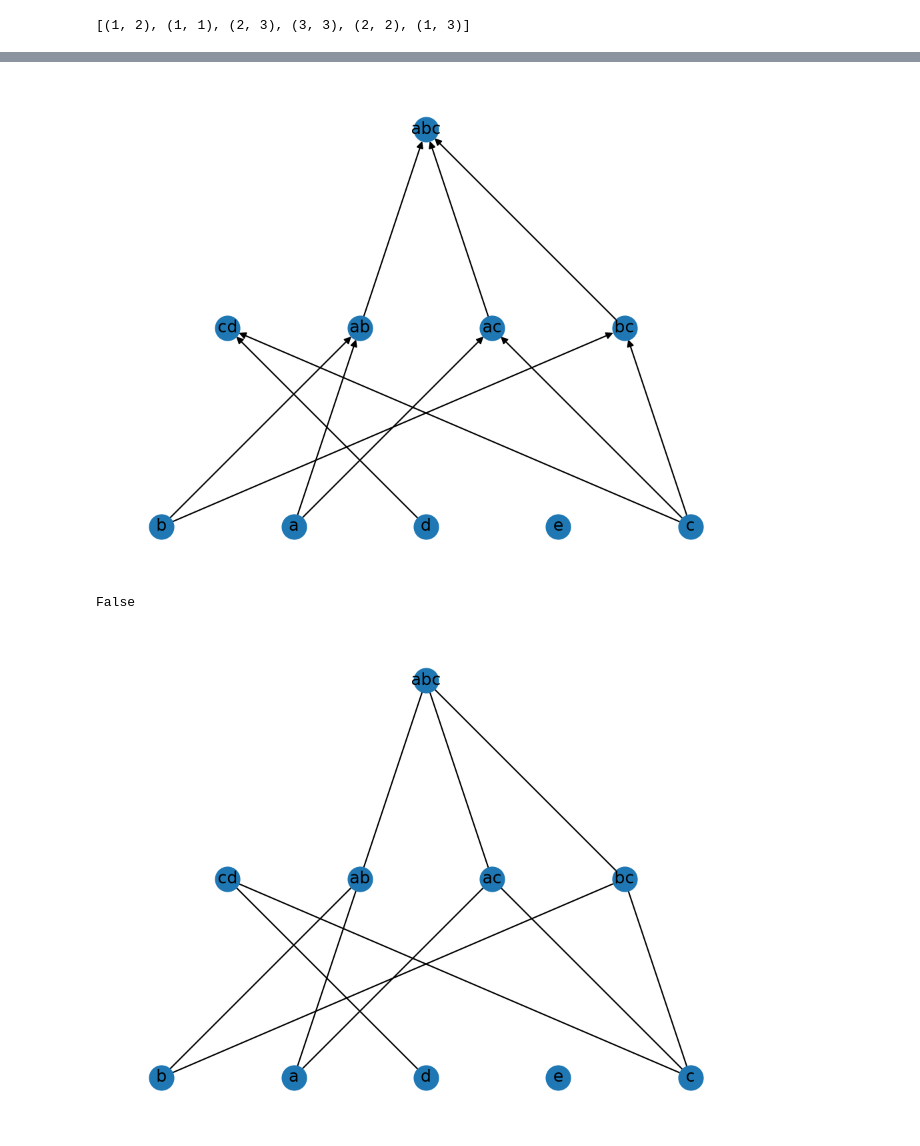
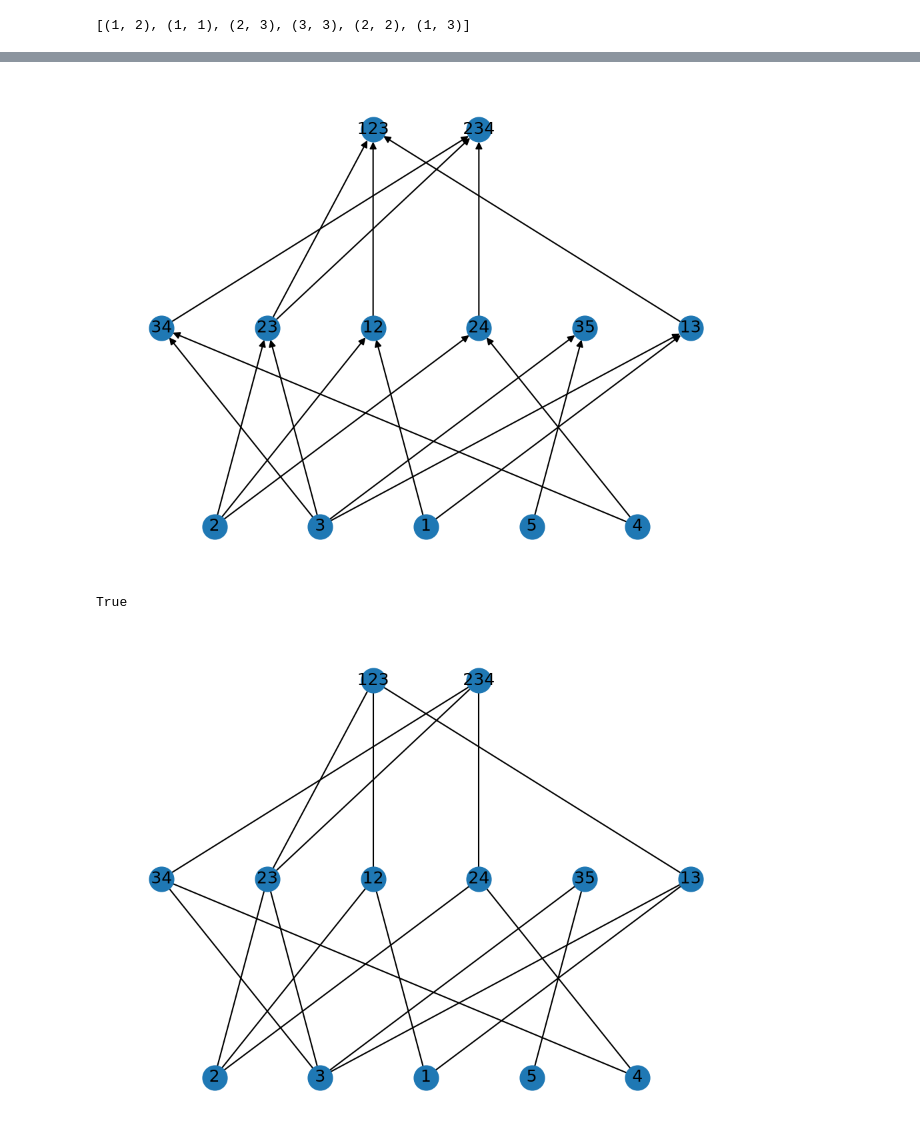
Before and after one commit to ryanj-0/simplicial_complex_proj, a Jupyter notebook: testing.ipynb, the cells around one changed output, grey strips where cells are left out. Saved outputs shown, nothing was run; the diff lists cells and outputs as text; code cells hidden in the pictures.

```diff
--- a/testing.ipynb
+++ b/testing.ipynb
@@ -39,7 +39,7 @@ list(p.R)
 # %%
 
 
-test_complex = SimplicialComplex([{"a","b","c"}, {"c","d"}, {"e"}])
+test_complex = SimplicialComplex([(1,2,3),(2,3,4),(3,5)])
 print(len(test_complex.S))
 print(len(test_complex.R))
 print(test_complex.R) # shows unsorted
@@ -115,16 +109,16 @@ my_labels = {x: test_complex._nice_label(x) for x in test_complex.S}
 
 nx.draw(H, pos, labels=my_labels, with_labels=True)
 # %% [output]
-[figure, old version]
+[figure, new version]
 # %%
 test_complex.dim()
-test_complex.boundary_k("abc")
+
 
 H2 = H.to_undirected()
 nx.draw(H2, pos=pos, labels =  my_labels, with_labels = True)
 
 nx.is_connected(H2)
 # %% [output]
-False
+True
-[figure, old version]
+[figure, new version]
 # %%
```
Also changed, not shown: parts of 6 cells of this notebook.
